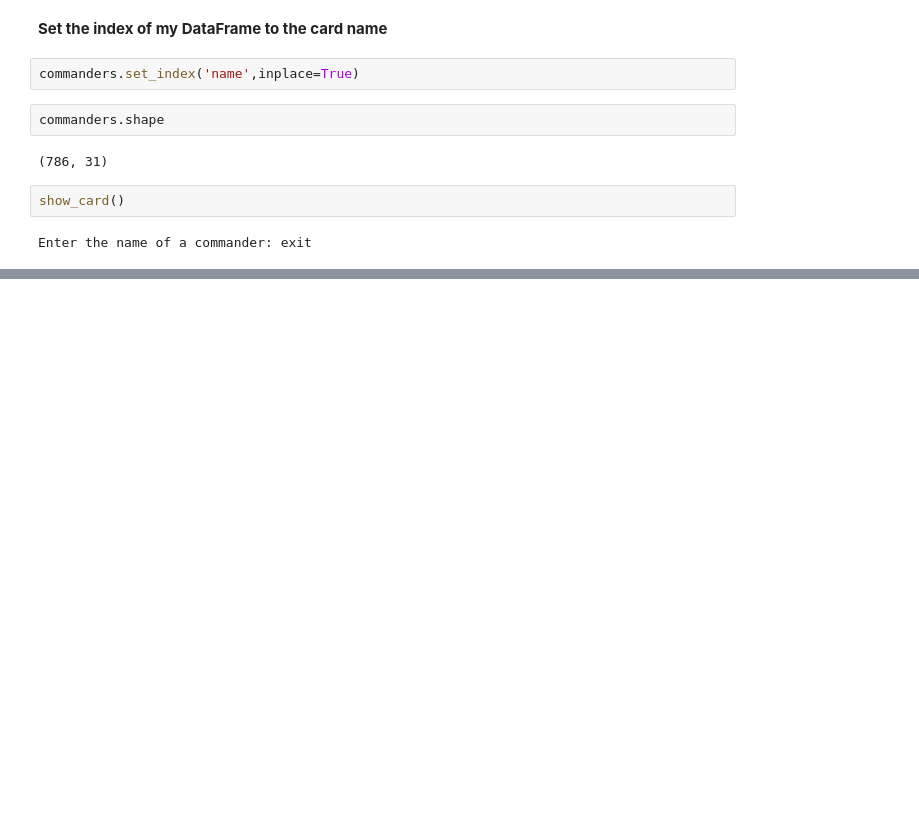
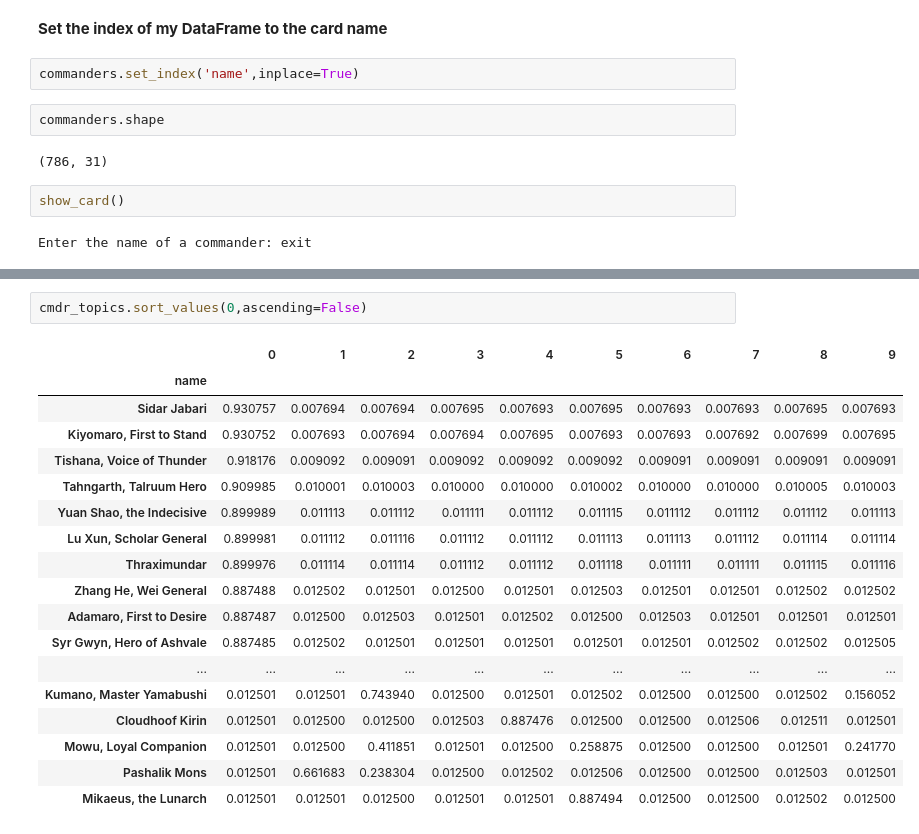
Before and after one commit to Yee-Brian21/Commander-Deck-Builder, a Jupyter notebook: Commander-Recommendation.ipynb, the cells around one changed output, grey strips where cells are left out. Cells and saved outputs as stored; diff of their text form; blank space fills up the shorter version.

```diff
--- a/Commander-Recommendation.ipynb
+++ b/Commander-Recommendation.ipynb
@@ -92,0 +185,21 @@ array=['Vigilance, menace\nWhenever an equipped creature you control attacks, yo
+# %%
+cmdr_topics.sort_values(0,ascending=False)
+# %% [output]
+|  | 0 | 1 | 2 | 3 | 4 | 5 | 6 | 7 | 8 | 9 |
+| name |  |  |  |  |  |  |  |  |  |  |
+| Sidar Jabari | 0.930757 | 0.007694 | 0.007694 | 0.007695 | 0.007693 | 0.007695 | 0.007693 | 0.007693 | 0.007695 | 0.007693 |
+| Kiyomaro, First to Stand | 0.930752 | 0.007693 | 0.007694 | 0.007694 | 0.007695 | 0.007693 | 0.007693 | 0.007692 | 0.007699 | 0.007695 |
+| Tishana, Voice of Thunder | 0.918176 | 0.009092 | 0.009091 | 0.009092 | 0.009092 | 0.009092 | 0.009091 | 0.009091 | 0.009091 | 0.009091 |
+| Tahngarth, Talruum Hero | 0.909985 | 0.010001 | 0.010003 | 0.010000 | 0.010000 | 0.010002 | 0.010000 | 0.010000 | 0.010005 | 0.010003 |
+| Yuan Shao, the Indecisive | 0.899989 | 0.011113 | 0.011112 | 0.011111 | 0.011112 | 0.011115 | 0.011112 | 0.011112 | 0.011112 | 0.011113 |
+| Lu Xun, Scholar General | 0.899981 | 0.011112 | 0.011116 | 0.011112 | 0.011112 | 0.011113 | 0.011113 | 0.011112 | 0.011114 | 0.011114 |
+| Thraximundar | 0.899976 | 0.011114 | 0.011114 | 0.011112 | 0.011112 | 0.011118 | 0.011111 | 0.011111 | 0.011115 | 0.011116 |
+| Zhang He, Wei General | 0.887488 | 0.012502 | 0.012501 | 0.012500 | 0.012501 | 0.012503 | 0.012501 | 0.012501 | 0.012502 | 0.012502 |
+| Adamaro, First to Desire | 0.887487 | 0.012500 | 0.012503 | 0.012501 | 0.012502 | 0.012500 | 0.012503 | 0.012501 | 0.012501 | 0.012501 |
+| Syr Gwyn, Hero of Ashvale | 0.887485 | 0.012502 | 0.012501 | 0.012501 | 0.012501 | 0.012501 | 0.012501 | 0.012502 | 0.012502 | 0.012505 |
+| ... | ... | ... | ... | ... | ... | ... | ... | ... | ... | ... |
+| Kumano, Master Yamabushi | 0.012501 | 0.012501 | 0.743940 | 0.012500 | 0.012501 | 0.012502 | 0.012500 | 0.012500 | 0.012502 | 0.156052 |
+| Cloudhoof Kirin | 0.012501 | 0.012500 | 0.012500 | 0.012503 | 0.887476 | 0.012500 | 0.012500 | 0.012506 | 0.012511 | 0.012501 |
+| Mowu, Loyal Companion | 0.012501 | 0.012500 | 0.411851 | 0.012501 | 0.012500 | 0.258875 | 0.012500 | 0.012500 | 0.012501 | 0.241770 |
+| Pashalik Mons | 0.012501 | 0.661683 | 0.238304 | 0.012500 | 0.012502 | 0.012506 | 0.012500 | 0.012500 | 0.012503 | 0.012501 |
+| Mikaeus, the Lunarch | 0.012501 | 0.012501 | 0.012500 | 0.012501 | 0.012501 | 0.887494 | 0.012500 | 0.012500 | 0.012502 | 0.012500 |
```
Also changed, not shown: parts of 10 cells of this notebook.
